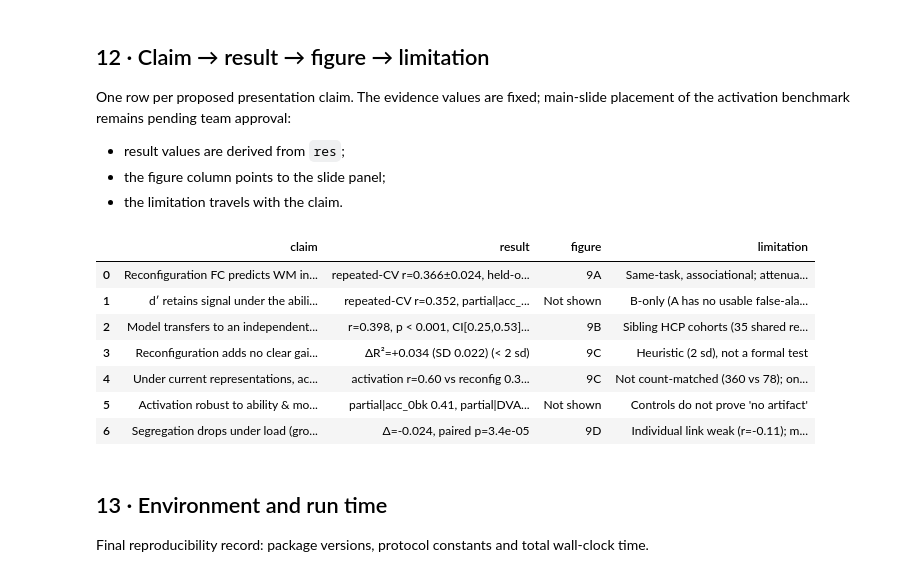
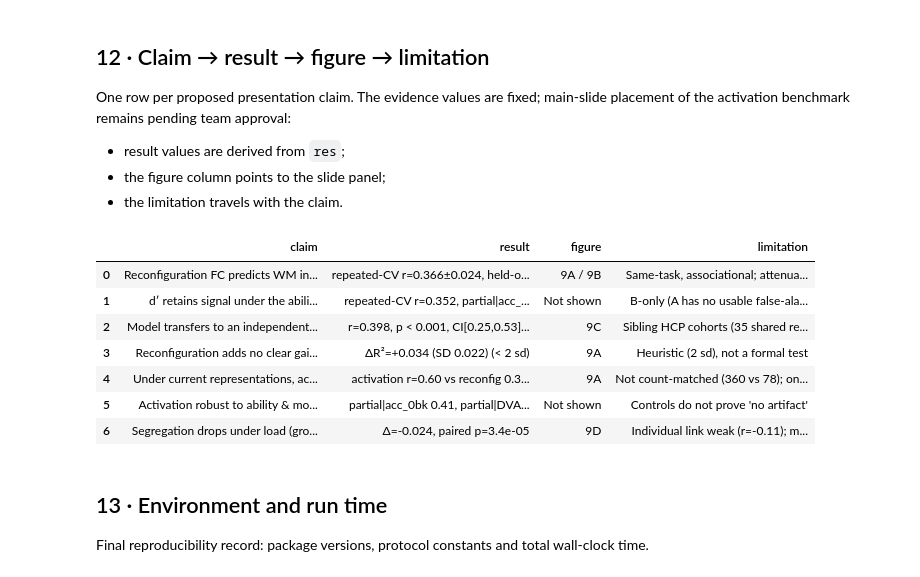
Before and after one commit to The-Gammas/The-Gammas, a Jupyter notebook: pipeline/02_canonical_analysis_and_slides.ipynb, the cells around one changed output. Saved outputs shown, nothing was run; the diff lists cells and outputs as text; code cells hidden in the pictures.

```diff
--- a/pipeline/02_canonical_analysis_and_slides.ipynb
+++ b/pipeline/02_canonical_analysis_and_slides.ipynb
@@ -429,7 +429,8 @@ tr_idx = [pos[s] for s in split["train"] if s in pos]
 te_idx = [pos[s] for s in split["test"] if s in pos]
 assert set(tr_idx).isdisjoint(te_idx), "held-out split leaks a subject"
 mdl = ev.ridge_pipeline().fit(reconfig[tr_idx], y[tr_idx])
-r_heldout = pearsonr(mdl.predict(reconfig[te_idx]), y[te_idx])[0]
+pred_heldout = mdl.predict(reconfig[te_idx])
+r_heldout = pearsonr(pred_heldout, y[te_idx])[0]
 
 # model-based permutation null (refits on permuted labels)
 t_perm = time.time()
@@ -993,45 +1037,45 @@ summary = pd.DataFrame([
     dict(claim="Reconfiguration FC predicts WM in unseen subjects",
          result=f"repeated-CV r={res['reconfig_acc']['r_repcv']:.3f}±{res['reconfig_acc']['sd']:.3f}, "
                 f"held-out {res['reconfig_acc']['r_heldout']:.2f}, {p_text(res['reconfig_acc']['p'])}",
-         figure="9A", limitation="Same-task, associational; attenuates to "
+         figure="9A / 9B", limitation="Same-task, associational; attenuates to "
                 f"partial r={res['reconfig_acc']['partial_acc0']:.2f} controlling acc_0bk"),
     dict(claim="d′ retains signal under the ability control",
          result=f"repeated-CV r={res['reconfig_dprime']['r_repcv']:.3f}, "
                 f"partial|acc_0bk {res['reconfig_dprime']['partial_acc0']:.2f}",
          figure="Not shown", limitation="B-only (A has no usable false-alarm rate)"),
     dict(claim="Model transfers to an independent cohort (B→A)",
          result=f"r={res['transfer']['r']:.3f}, {p_text(res['transfer']['p'])}, "
                 f"CI[{res['transfer']['ci'][0]:.2f},{res['transfer']['ci'][1]:.2f}], "
                 f"train {res['transfer']['n_train']}/test {res['transfer']['n_test']}",
-         figure="9B", limitation=f"Sibling HCP cohorts ({res['transfer']['shared']} shared removed); "
+         figure="9C", limitation=f"Sibling HCP cohorts ({res['transfer']['shared']} shared removed); "
                 "acc_2bk only; kinship unmodelled"),
     dict(claim="Reconfiguration adds no clear gain over 0-back FC",
          result=fmt_incr(res['incremental']['recon_over_0bk']) + " (< 2 sd)",
-         figure="9C", limitation="Heuristic (2 sd), not a formal test"),
+         figure="9A", limitation="Heuristic (2 sd), not a formal test"),
     dict(claim="Under current representations, activation predicts more strongly",
          result=f"activation r={res['activation']['r']:.2f} vs reconfig "
                 f"{res['methods']['reconfig FC (78)']:.2f}; FC over activation "
                 f"{fmt_incr(res['incremental']['fc_over_act'])}",
-         figure="9C", limitation="Not count-matched (360 vs 78); one collinear activation axis"),
+         figure="9A", limitation="Not count-matched (360 vs 78); one collinear activation axis"),
     dict(claim="Activation robust to ability & motion",
          result=f"partial|acc_0bk {res['activation']['partial_acc0']:.2f}, "
                 f"partial|DVARS {res['activation']['partial_dvars']:.2f}, "
                 f"{p_text(res['activation']['p'])}",
          figure="Not shown", limitation="Controls do not prove 'no artifact'"),
     dict(claim="Segregation drops under load (group direction)",
          result=f"Δ={res['segregation']['dseg']:.3f}, paired p={res['segregation']['p_group']:.1e}",
          figure="9D", limitation=f"Individual link weak (r={res['segregation']['r_indiv']:.2f}); "
                 "magnitude ≠ abstract's −0.048"),
 ], columns=["claim", "result", "figure", "limitation"])
 with pd.option_context("display.max_colwidth", None):
     display(summary)
 # %% [output]
 |  | claim | result | figure | limitation |
-| 0 | Reconfiguration FC predicts WM in... | repeated-CV r=0.366±0.024, held-o... | 9A | Same-task, associational; attenua... |
+| 0 | Reconfiguration FC predicts WM in... | repeated-CV r=0.366±0.024, held-o... | 9A / 9B | Same-task, associational; attenua... |
 | 1 | d′ retains signal under the abili... | repeated-CV r=0.352, partial|acc_... | Not shown | B-only (A has no usable false-ala... |
-| 2 | Model transfers to an independent... | r=0.398, p < 0.001, CI[0.25,0.53]... | 9B | Sibling HCP cohorts (35 shared re... |
-| 3 | Reconfiguration adds no clear gai... | ΔR²=+0.034 (SD 0.022) (< 2 sd) | 9C | Heuristic (2 sd), not a formal test |
-| 4 | Under current representations, ac... | activation r=0.60 vs reconfig 0.3... | 9C | Not count-matched (360 vs 78); on... |
+| 2 | Model transfers to an independent... | r=0.398, p < 0.001, CI[0.25,0.53]... | 9C | Sibling HCP cohorts (35 shared re... |
+| 3 | Reconfiguration adds no clear gai... | ΔR²=+0.034 (SD 0.022) (< 2 sd) | 9A | Heuristic (2 sd), not a formal test |
+| 4 | Under current representations, ac... | activation r=0.60 vs reconfig 0.3... | 9A | Not count-matched (360 vs 78); on... |
 | 5 | Activation robust to ability & mo... | partial|acc_0bk 0.41, partial|DVA... | Not shown | Controls do not prove 'no artifact' |
 | 6 | Segregation drops under load (gro... | Δ=-0.024, paired p=3.4e-05 | 9D | Individual link weak (r=-0.11); m... |
 # %% [markdown]
```
Also changed, not shown: parts of 8 cells of this notebook, 11 other files.
